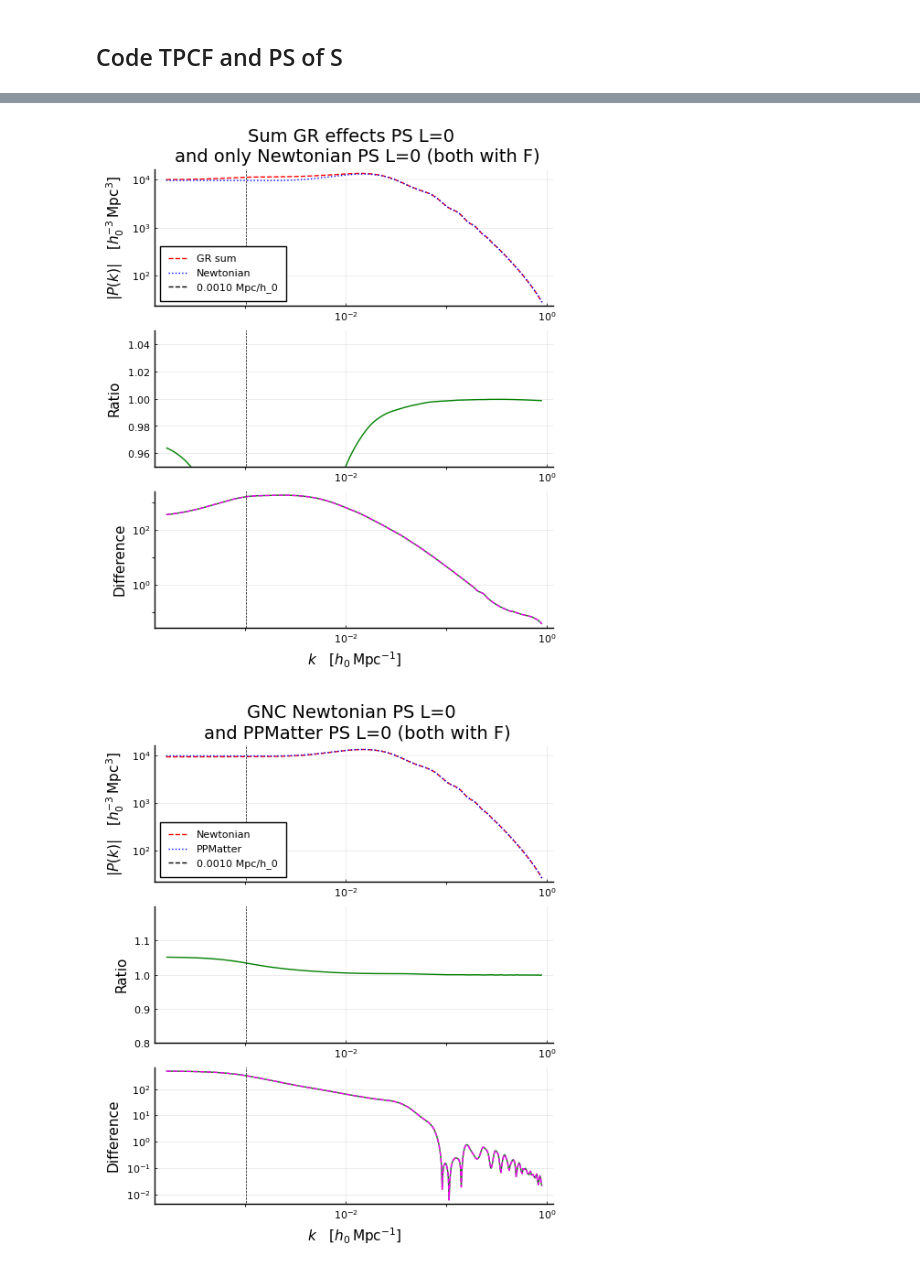
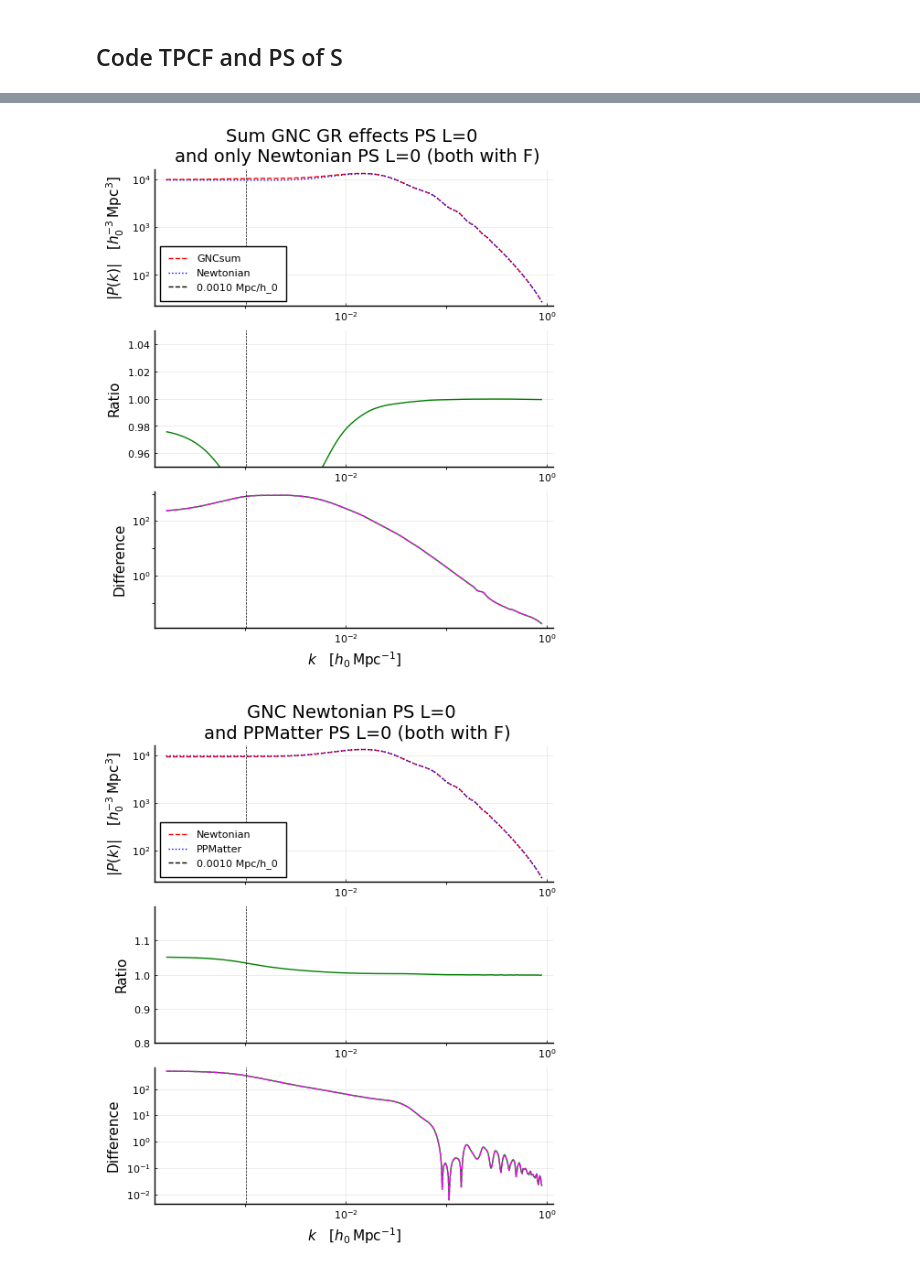
Before and after one commit to foglienimatteo/GaPSE.jl, a Jupyter notebook: ipynbs/Real_f_NL.ipynb, the cells around one changed output, grey strips where cells are left out. Saved outputs shown, nothing was run; the diff lists cells and outputs as text; code cells hidden in the pictures.

```diff
--- a/ipynbs/Real_f_NL.ipynb
+++ b/ipynbs/Real_f_NL.ipynb
@@ -502,12 +502,12 @@ time needed for this Power Spectrum computation [in s] = 0.0013229846954345703
 # %%
 ss_LD_L0_withF, xis_sum_LD_L0_withF, all_xis_LD_L0_withF =
-    GaPSE.readxyall("Effective_fNL_z115_files/"*"map_sum_xis_LD_L0_withF.txt");
+    GaPSE.readxyall("Effective_fNL_z115_files/map_sum_xis_LD_L0_withF.txt");
 ss_GNC_L0_withF, xis_sum_GNC_L0_withF, all_xis_GNC_L0_withF =
-    GaPSE.readxyall("Effective_fNL_z115_files/"*"map_sum_xis_GNC_L0_withF.txt");
+    GaPSE.readxyall("Effective_fNL_z115_files/map_sum_xis_GNC_L0_withF.txt");
 ss_GNCxLD_L0_withF, xis_sum_GNCxLD_L0_withF, all_xis_GNCxLD_L0_withF =
-    GaPSE.readxyall("Effective_fNL_z115_files/"*"map_sum_xis_GNCxLD_L0_withF.txt");
+    GaPSE.readxyall("Effective_fNL_z115_files/map_sum_xis_GNCxLD_L0_withF.txt");
 ss_LDxGNC_L0_withF, xis_sum_LDxGNC_L0_withF, all_xis_LDxGNC_L0_withF =
-    GaPSE.readxyall("Effective_fNL_z115_files/"*"map_sum_xis_LDxGNC_L0_withF.txt");
+    GaPSE.readxyall("Effective_fNL_z115_files/map_sum_xis_LDxGNC_L0_withF.txt");
 
 spline_LD_sum_L0_withF = Spline1D(ss_LD_L0_withF, xis_sum_LD_L0_withF; bc = "error");
 spline_GNC_sum_L0_withF = Spline1D(ss_GNC_L0_withF, xis_sum_GNC_L0_withF; bc = "error");
@@ -524,8 +553,8 @@ time needed for all the Power Spectra computation [in s] = 0.529897928237915
 # %%
-ss_GRsum_L0_withF = ss_GNC_L0_withF;
-xis_GRsum_L0_withF = [spline_LD_sum_L0_withF(s) + spline_GNC_sum_L0_withF(s) +
+ss_ALLGRsum_L0_withF = ss_GNC_L0_withF;
+xis_ALLGRsum_L0_withF = [spline_LD_sum_L0_withF(s) + spline_GNC_sum_L0_withF(s) +
         spline_GNCxLD_sum_L0_withF(s) + spline_LDxGNC_sum_L0_withF(s)
-        for s in ss_GRsum_L0_withF];
+        for s in ss_ALLGRsum_L0_withF];
 
 open(DIR*"xi_ALL_GR_TPCF_SUMMED_L0_withF.txt", "w") do io
     println(io, GaPSE.BRAND)
@@ -533,7 +562,7 @@ open(DIR*"xi_ALL_GR_TPCF_SUMMED_L0_withF.txt", "w") do io
     println(io, "# LD (16), GNC (25), GNCxLD (20), LDxGNC (20)\n#")
     GaPSE.parameters_used(io, cosmo; logo=false)
     println(io, "# s [Mpc/h_0] \t xi_ALLSUMMED")
-    for (s,xi) in zip(ss_GRsum_L0_withF, xis_GRsum_L0_withF)
+    for (s,xi) in zip(ss_ALLGRsum_L0_withF, xis_ALLGRsum_L0_withF)
         println(io, "$s \t $xi")
     end
 end
@@ -541,7 +570,7 @@ end
 GaPSE.print_PS_multipole(DIR*"xi_ALL_GR_TPCF_SUMMED_L0_withF.txt",
     DIR*"ps_ALL_GR_TPCF_SUMMED_L0_withF.txt";
     L = 0,  ps_kwargs(tf)...);
-ks_GRsum_L0_withF, pks_GRsum_L0_withF = GaPSE.readxy(DIR*"ps_ALL_GR_TPCF_SUMMED_L0_withF.txt");
+ks_ALLGRsum_L0_withF, pks_ALLGRsum_L0_withF = GaPSE.readxy(DIR*"ps_ALL_GR_TPCF_SUMMED_L0_withF.txt");
 # %% [output]
 I'm computing the PS_multipole from the file "Effective_fNL_z115_files/xi_ALL_GR_TPCF_SUMMED_L0_withF.txt"
 
@@ -557,7 +587,9 @@ spline_GRsum_L0_withF = Spline1D(ks_GRsum_L0_withF, pks_GRsum_L0_withF; bc = "er
 spline_Newtonian_L0_withF = Spline1D(ks_Newtonian_L0_withF, pks_Newtonian_L0_withF; bc = "error");
 # %%
-ks = ks_GRsum_L0_withF
-diff_Newt_ppm =  pks_Newtonian_L0_withF .- pks_ppm_L0_withF
-diff_ppm_GRsum = pks_ppm_L0_withF - pks_GRsum_L0_withF
-diff_Newt_GRsum = pks_Newtonian_L0_withF .- pks_GRsum_L0_withF;
+ks = ks_ALLGRsum_L0_withF
+diff_Newt_ppm =  pks_Newtonian_L0_withF .- pks_ppm_L0_withF;
+diff_ALLGRsum_ppm = pks_ALLGRsum_L0_withF .- pks_ppm_L0_withF;
+diff_ALLGRsum_Newt = pks_ALLGRsum_L0_withF .- pks_Newtonian_L0_withF;
+diff_GNCsum_ppm = pks_sum_GNC_L0_withF .- pks_ppm_L0_withF;
+diff_GNCsum_Newt = pks_sum_GNC_L0_withF .- pks_Newtonian_L0_withF;
 # %% [markdown]
@@ -613,50 +644,50 @@ savefig(P, "PS_L0_GRsum-PPMatter_withF.pdf")
 # %%
-xs_1 = ks_GRsum_L0_withF
-ys_1 = pks_GRsum_L0_withF
+xs_1 = ks_GNC_L0_withF
+ys_1 = pks_sum_GNC_L0_withF
 
 xs_2 = ks_Newtonian_L0_withF
 ys_2 = pks_Newtonian_L0_withF
 spline = Spline1D(xs_2, ys_2)
 
-xs_3 = ks_GRsum_L0_withF
-ys_3 = diff_Newt_GRsum
+xs_3 = ks
+ys_3 = diff_GNCsum_Newt
 
 S_VLIM = 2*π/(2*cosmo.s_max)
 S_VLIM_F = @sprintf("%.4f", S_VLIM)
 
 p1 = plot([xs_1, xs_2], [abs.(ys_1), abs.(ys_2)],
     xaxis=:log, yaxis=:log,
     lc=[:red :blue], yticks = 10.0 .^ [i for i in 2:5],
-    title = "Sum GR effects PS L=0 \n and only Newtonian PS L=0 (both with F)",
-    label=["GR sum" "Newtonian"], ls=[:dash :dot],
+    title = "Sum GNC GR effects PS L=0 \n and only Newtonian PS L=0 (both with F)",
+    label=["GNCsum" "Newtonian"], ls=[:dash :dot],
     ylabel = L"|P(k)| \quad [h_0^{-3}\,\mathrm{Mpc}^3]",
     legend=:bottomleft)
 vline!(p1, [S_VLIM], label="$S_VLIM_F Mpc/h_0", lc=:black, lw=0.5, ls=:dash)
 
 p2 = plot(xs_1, spline.(xs_1) ./ ys_1,
     ylabel="Ratio", lc=:green,
     xaxis=:log,
     ylim=(0.95,1.05),
     legend=false,
     #xlabel=L"$k \quad [h_0 \,\mathrm{Mpc}^{-1}]$",
     )
 vline!(p2, [S_VLIM], label="$S_VLIM_F Mpc/h_0", lc=:black, lw=0.5, ls=:dash)
 
 p3 = plot(xs_1, abs.(spline.(xs_1) .- ys_1),
     ylabel="Difference", lc=:green,
     axis=:log,
     #ylim=(0.0,2),
     legend=false,
     xlabel=L"$k \quad [h_0 \,\mathrm{Mpc}^{-1}]$")
 plot!(p3, xs_3, abs.(ys_3), lc=:magenta, ls=:dash)
 VAXES = 4e-3
 vline!(p3, [S_VLIM], label="$VAXES Mpc/h_0", lc=:black, lw=0.5, ls=:dash)
 
 P = plot(p1, p2, p3, size=(500, 600), layout= @layout [ x ; y ; z ] )
-savefig(P, "PS_L0_GRsum-Newton_withF.pdf")
+savefig(P, "PS_L0_GNCsum-Newton_withF.pdf")
 #display(P)
 # %% [output]
-[figure, old version]
+[figure, new version]
 # %%
 xs_1 = ks_ppm_L0_withF
 ys_1 = pks_ppm_L0_withF
```
Also changed, not shown: parts of 17 cells of this notebook, 5 other files.
